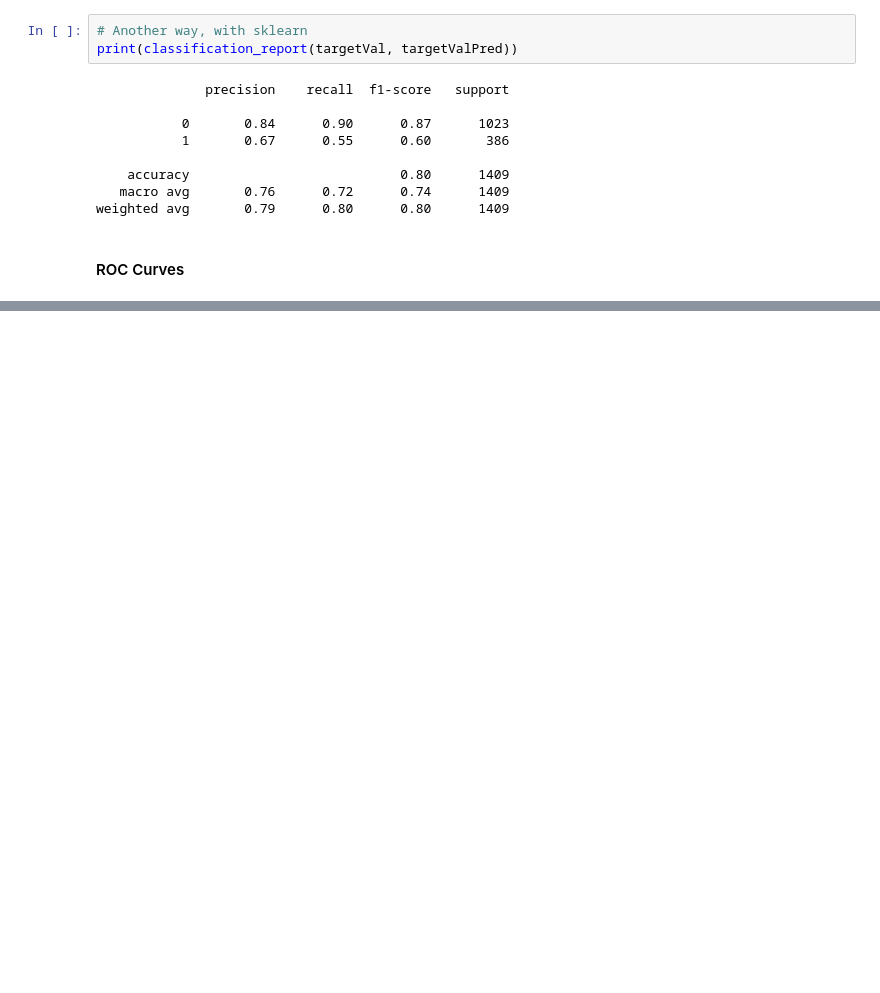
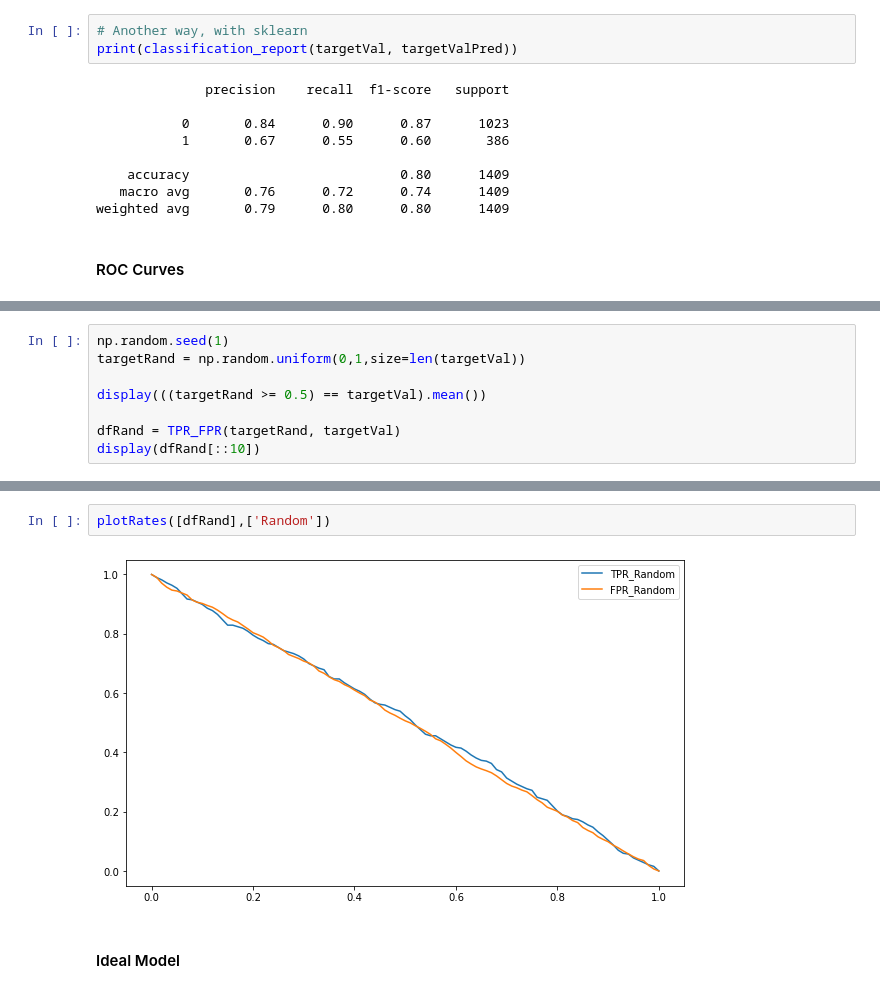
Before and after one commit to maclavijo/MLZoomcamp, a Jupyter notebook: Week4/Customer Churn Continuation.ipynb, the cells around one changed output, grey strips where cells are left out. Drawn from its saved outputs; the diff is of its cells as text; blank space fills up the shorter version.

```diff
--- a/Week4/Customer Churn Continuation.ipynb
+++ b/Week4/Customer Churn Continuation.ipynb
@@ -284,0 +308,8 @@ _ = plt.show()
+# %%
+np.random.seed(1)
+targetRand = np.random.uniform(0,1,size=len(targetVal))
+
+display(((targetRand >= 0.5) == targetVal).mean())
+
+dfRand = TPR_FPR(targetRand, targetVal)
+display(dfRand[::10])
@@ -284,0 +330,6 @@ _ = plt.show()
+# %%
+plotRates([dfRand],['Random'])
+# %% [output]
+[figure, added]
+# %% [markdown]
+#### Ideal Model
```
Also changed, not shown: parts of 38 cells of this notebook.
